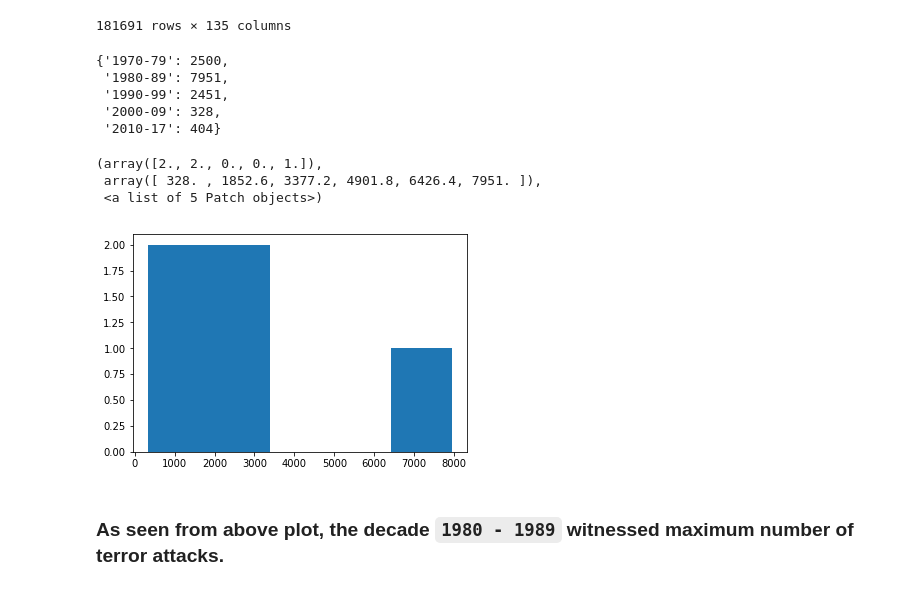
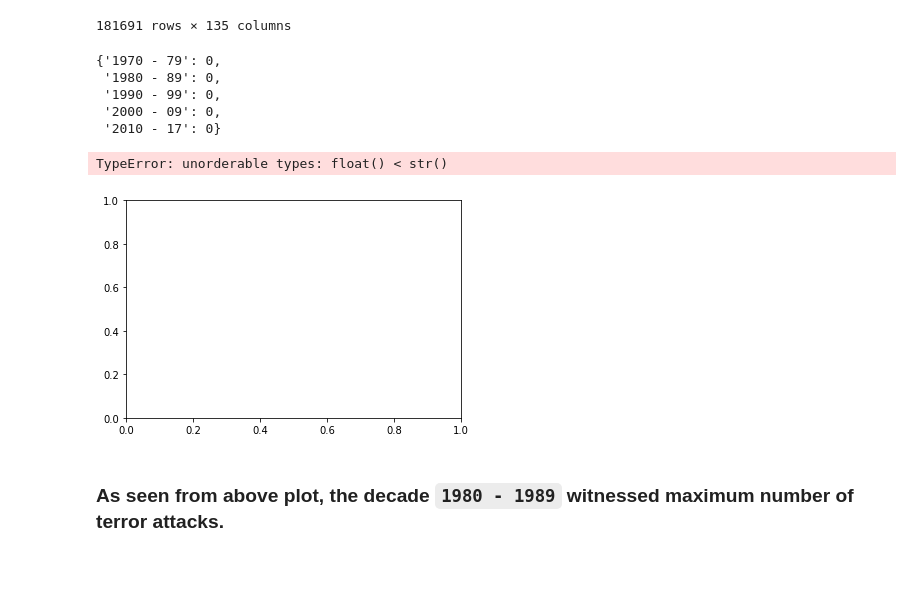
Before and after one commit to anand13sethi/BDP-Data-Visualization, a Jupyter notebook: Big Data and Policing - HW2 - Q2.ipynb, the cells around one changed output. Drawn from its saved outputs; the diff is of its cells as text; code cells hidden in the pictures.

Commit message:
made wordcloud, fixes. Hist remaining.

```diff
--- a/Big Data and Policing - HW2 - Q2.ipynb
+++ b/Big Data and Policing - HW2 - Q2.ipynb
@@ -28,10 +29,9 @@ terror
 | 181690 | 201712310032 | 2017 | 12 | 31 | NaN | 0 | NaT | 160 | Philippines | 5 | ... |
 181691 rows × 135 columns
 # %%
-NA = ['United States', 'Mexico' ,'Canada', 'Guatemala', 'Cuba', 'The Dominican Republic', 'Haiti', 'Honduras', 'El Salvador', 'Nicaragua', 'Costa Rica', 'Panama', 'Jamaica', 'Trinidad and Tobago', 'The Bahamas', 'Belize', 'Barbados', 'Saint Lucia', 'Saint Vincent and the Grenadines', 'Grenada', 'Antigua and Barbuda', 'Dominica', 'Saint Kitts and Nevis']
-NA_decade_dict = {'1970-79': 0, '1980-89': 0, '1990-99': 0, '2000-09': 0, '2010-17': 0}
+NA_decade_dict = {'1970 - 79': 0, '1980 - 89': 0, '1990 - 99': 0, '2000 - 09': 0, '2010 - 17': 0}
 for index, row in terror.iterrows():
-    if row['country_txt'] in NA:
+    if row['region']  == 'North America':
         year = row['iyear']
         if year >= 1970 and year <= 1979:
             year_key = '1970-79'
@@ -47,26 +47,26 @@ for index, row in terror.iterrows():
 
 NA_decade_dict
 # %% [output]
-{'1970-79': 2500,
- '1980-89': 7951,
- '1990-99': 2451,
- '2000-09': 328,
- '2010-17': 404}
+{'1970 - 79': 0,
+ '1980 - 89': 0,
+ '1990 - 99': 0,
+ '2000 - 09': 0,
+ '2010 - 17': 0}
 # %%
 # plt.figure(figsize = (15, 8))
 # plt.bar(NA_decade_dict.keys(), NA_decade_dict.values())
 # plt.xlabel('Per 10 Year (Decade)')
 # plt.ylabel('Terror Attacks')
 # plt.title('Terror Attacks in North America v/s Decade')
 # for x, y in zip(NA_decade_dict.keys(), NA_decade_dict.values()):
 #     plt.text(x, y, str(y))
 
-plt.hist(NA_decade_dict.values(), bins = 5)
+NA_list = terror[terror['region_txt'] == 'North America']
+
+plt.hist(NA_list, bins = ['1970', '1980', '1990', '2000', '2010'])
 # %% [output]
-(array([2., 2., 0., 0., 1.]),
- array([ 328. , 1852.6, 3377.2, 4901.8, 6426.4, 7951. ]),
- <a list of 5 Patch objects>)
+TypeError: unorderable types: float() < str()
-[figure, old version]
+[figure, new version]
 # %% [markdown]
 ### As seen from above plot, the decade `1980 - 1989` witnessed maximum number of terror attacks.
 # %%
```
Also changed, not shown: parts of 12 cells of this notebook, 4 other files.
